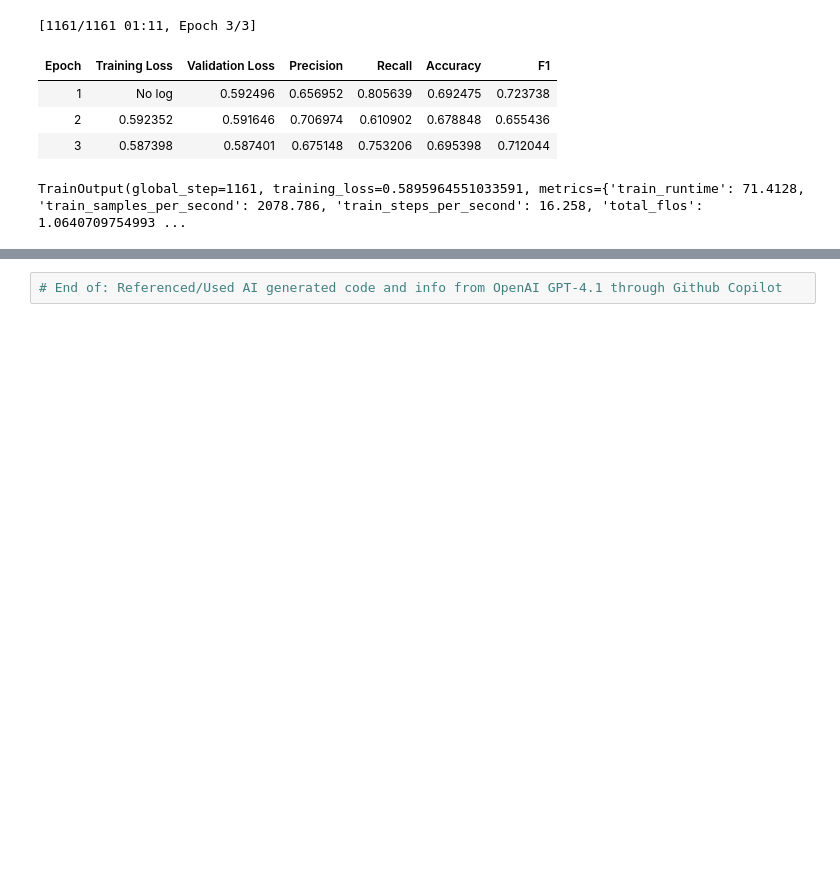
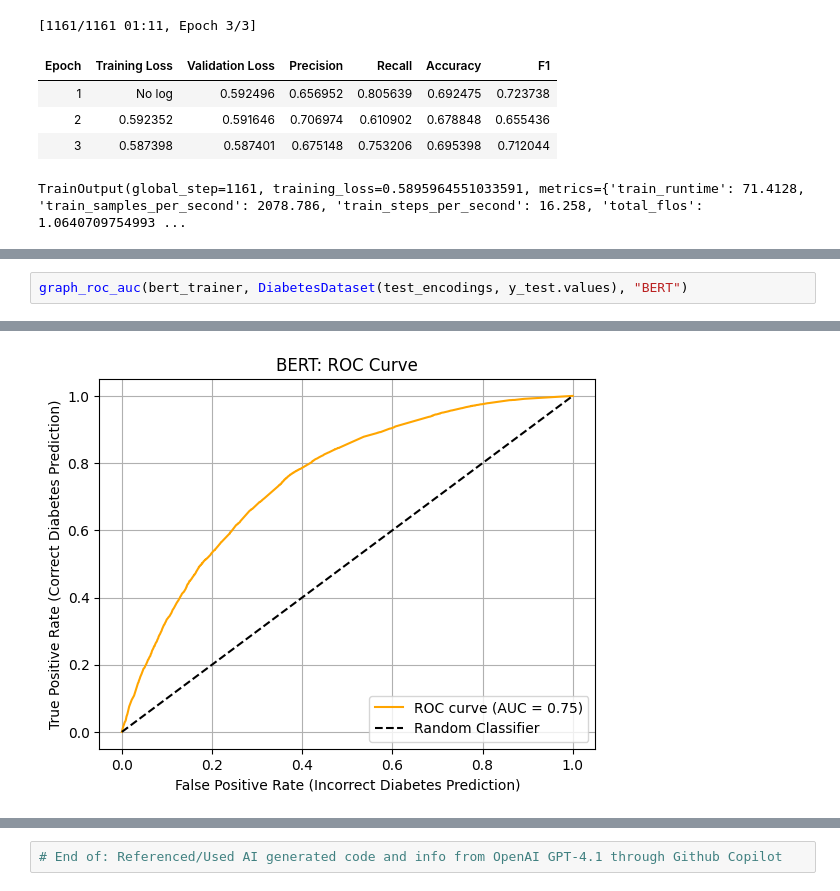
Before and after one commit to brianchang12/High-Risk-Project, a Jupyter notebook: high_risk_project.ipynb, the cells around one changed output, grey strips where cells are left out. Drawn from its saved outputs; the diff is of its cells as text; blank space fills up the shorter version.

```diff
--- a/high_risk_project.ipynb
+++ b/high_risk_project.ipynb
@@ -382,0 +388,3 @@ NameError: name 'bert_trainer' is not defined
+# %%
+graph_roc_auc(bert_trainer, DiabetesDataset(test_encodings, y_test.values), "BERT")
+# %% [output]
@@ -382,0 +392 @@ NameError: name 'bert_trainer' is not defined
+[figure, added]
```
Also changed, not shown: parts of 3 cells of this notebook.
